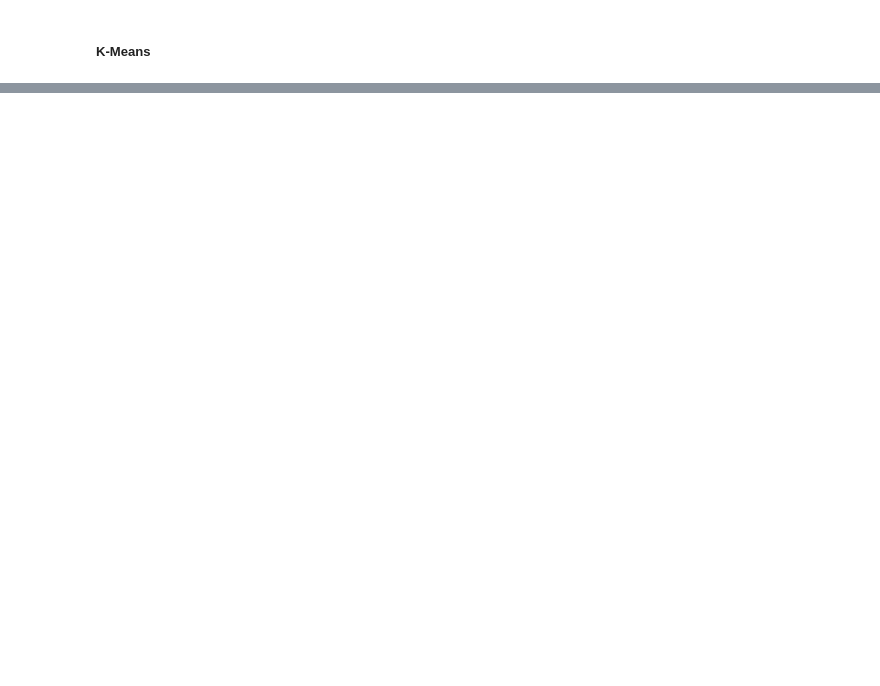
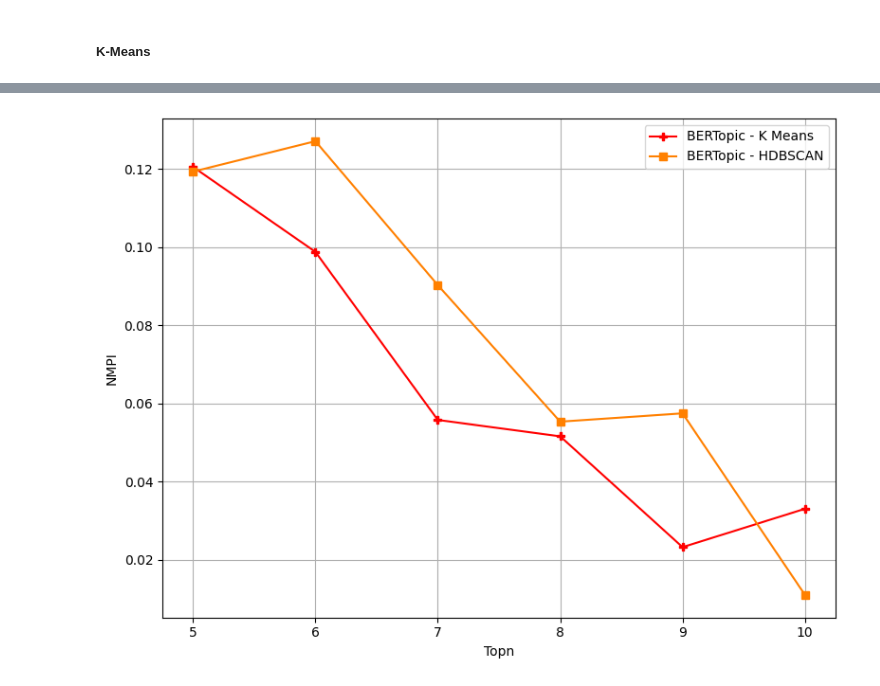
Before and after one commit to brunodifranco/mestrado-ufrgs-cmp617-tce, a Jupyter notebook: research/5_plot_bertopic_opt.ipynb, the cells around one changed output, grey strips where cells are left out. Saved outputs shown, nothing was run; the diff lists cells and outputs as text; code cells hidden in the pictures; blank space fills up the shorter version.

```diff
--- a/research/5_plot_bertopic_opt.ipynb
+++ b/research/5_plot_bertopic_opt.ipynb
@@ -90,0 +90,2 @@ topic_model.get_topic_freq()
+# %%
+embeddings, vectorizer_model, docs = load_inputs("models/bertopic/inputs")
@@ -90,0 +148,13 @@ topic_model.get_topic_freq()
+# %%
+combined_metrics = {
+    "hdbscan": model_metrics_hdbscan,
+    "kmeans": model_metrics_kmeans
+}
+
+with open('models/bertopic/metrics.json', 'w') as file:
+    json.dump(combined_metrics, file, indent=4)
+# %%
+# Reading it back
+file_path = 'models/bertopic/metrics.json'
+with open(file_path, 'r') as file:
+    metrics = json.load(file)
@@ -90,0 +180,3 @@ topic_model.get_topic_freq()
+# %%
+df_metrics_hdbscan = pd.DataFrame(metrics["hdbscan"])
+df_metrics_kmeans = pd.DataFrame(metrics["kmeans"])
@@ -90,0 +222,17 @@ topic_model.get_topic_freq()
+# %%
+plt.figure(figsize=(8, 6))
+plt.plot(df_metrics_kmeans['top_n'], df_metrics_kmeans['nmpi'], label='BERTopic - K Means', marker='P', color="#ff0000")
+plt.plot(df_metrics_hdbscan['top_n'], df_metrics_hdbscan['nmpi'], label='BERTopic - HDBSCAN', marker='s', color="#ff8000")
+
+plt.ylabel('NMPI')
+plt.xlabel('Topn')
+plt.legend()
+
+plt.grid(True)
+plt.tight_layout()
+
+plt.savefig('/home/bruno/mestrado/mestrado-ufrgs-cmp617-tce/images/bertopic/bertopic_nmpi.pdf')
+
+plt.show()
+# %% [output]
+[figure, added]
```
Also changed, not shown: parts of 29 cells of this notebook, 9 other files.
